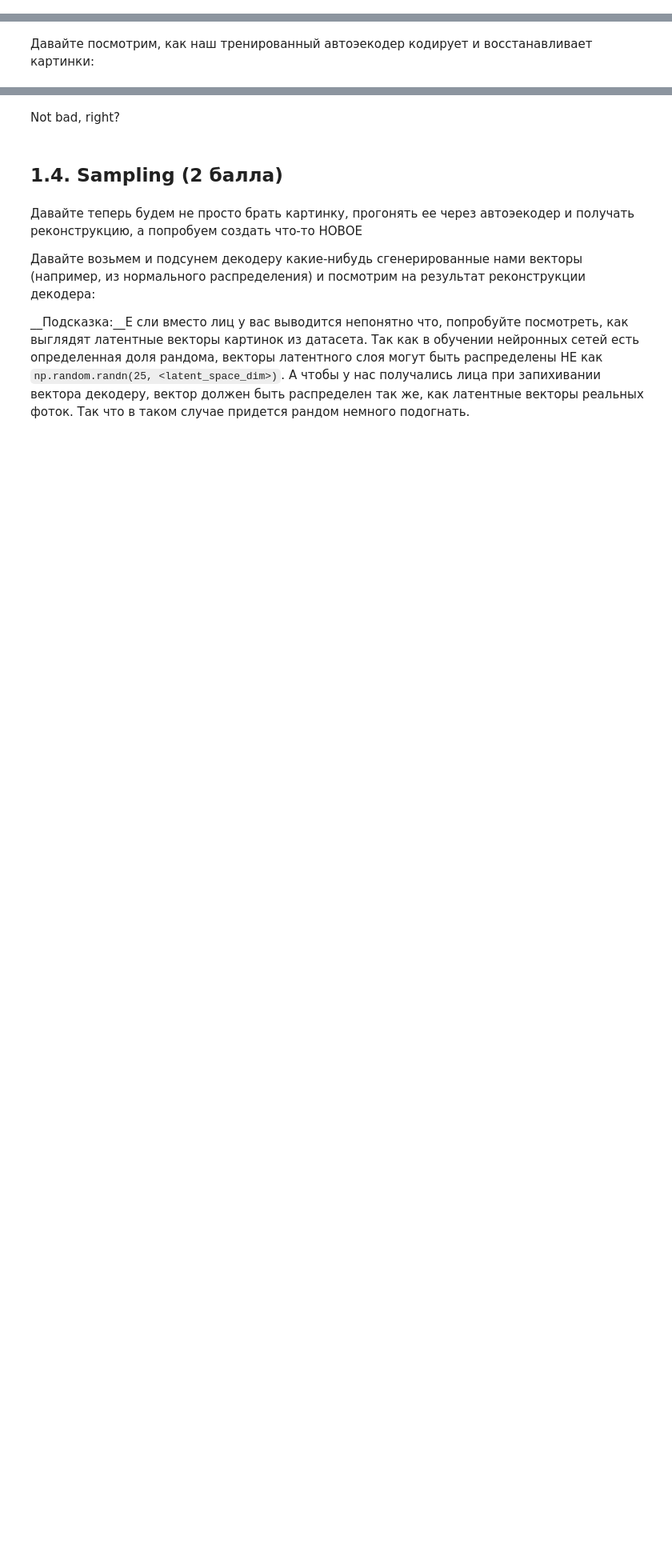
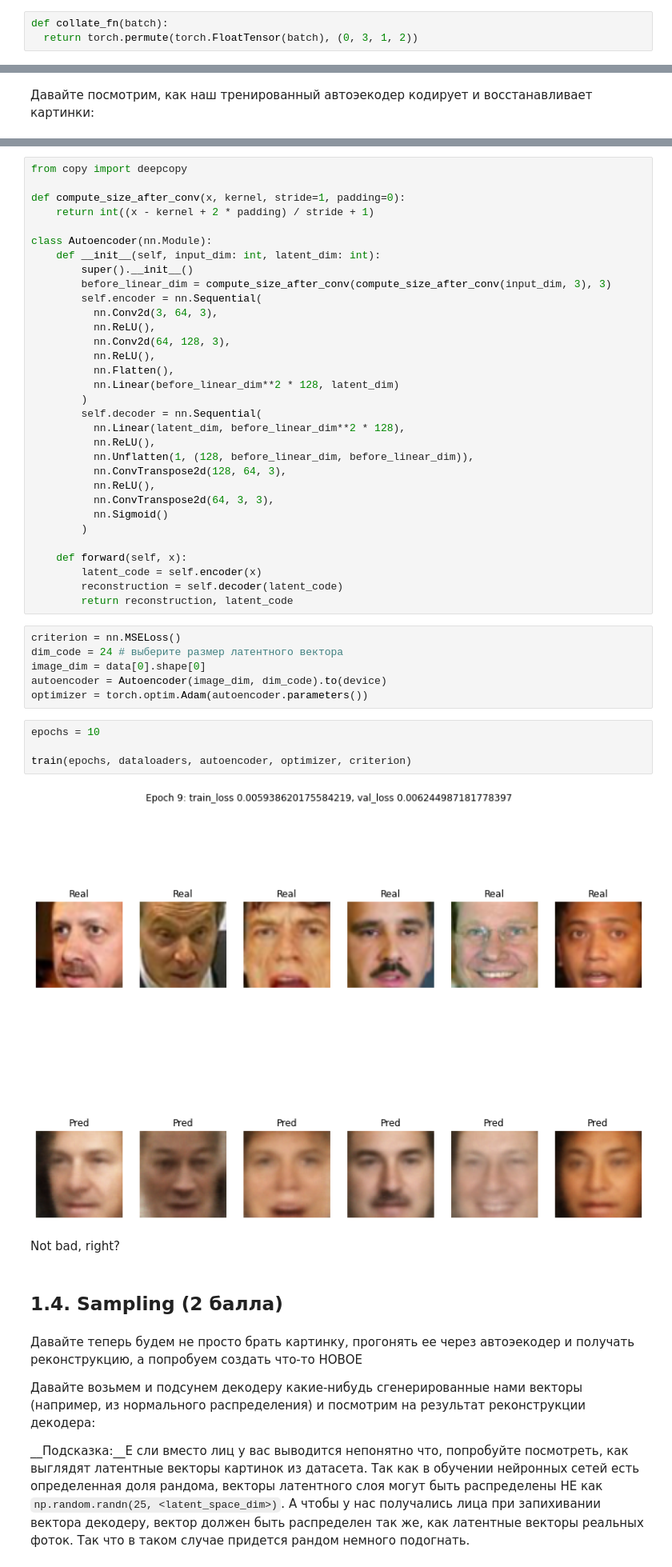
Before and after one commit to iptkachev/dls_part1, a Jupyter notebook: [hw]autoencoders.ipynb, the cells around one changed output, grey strips where cells are left out. Shown: that part at 80% size. Saved outputs shown, nothing was run; the diff lists cells and outputs as text; blank space fills up the shorter version.

```diff
--- a/[hw]autoencoders.ipynb
+++ b/[hw]autoencoders.ipynb
@@ -89,0 +129,3 @@ data, attrs = fetch_dataset()
+# %%
+def collate_fn(batch):
+  return torch.permute(torch.FloatTensor(batch), (0, 3, 1, 2))
@@ -136,3 +210,47 @@ optimizer = <Ваш любимый оптимизатор>
+# %%
+from copy import deepcopy
+
+def compute_size_after_conv(x, kernel, stride=1, padding=0):
+    return int((x - kernel + 2 * padding) / stride + 1)
+
+class Autoencoder(nn.Module):
+    def __init__(self, input_dim: int, latent_dim: int):
+        super().__init__()
+        before_linear_dim = compute_size_after_conv(compute_size_after_conv(input_dim, 3), 3)
+        self.encoder = nn.Sequential(
+          nn.Conv2d(3, 64, 3),
+          nn.ReLU(),
+          nn.Conv2d(64, 128, 3),
+          nn.ReLU(),
+          nn.Flatten(),
+          nn.Linear(before_linear_dim**2 * 128, latent_dim)
+        )
+        self.decoder = nn.Sequential(
+          nn.Linear(latent_dim, before_linear_dim**2 * 128),
+          nn.ReLU(),
+          nn.Unflatten(1, (128, before_linear_dim, before_linear_dim)),
+          nn.ConvTranspose2d(128, 64, 3),
+          nn.ReLU(),
+          nn.ConvTranspose2d(64, 3, 3),
+          nn.Sigmoid()
+        )
+
+    def forward(self, x):
+        latent_code = self.encoder(x)
+        reconstruction = self.decoder(latent_code)
+        return reconstruction, latent_code
+# %%
+criterion = nn.MSELoss()
+dim_code = 24 # выберите размер латентного вектора
+image_dim = data[0].shape[0]
+autoencoder = Autoencoder(image_dim, dim_code).to(device)
+optimizer = torch.optim.Adam(autoencoder.parameters())
+# %%
+epochs = 10
+
+train(epochs, dataloaders, autoencoder, optimizer, criterion)
+# %% [output]
+[figure, added]
 # %% [markdown]
 Not bad, right?
 # %% [markdown]
```
Also changed, not shown: parts of 29 cells of this notebook.
